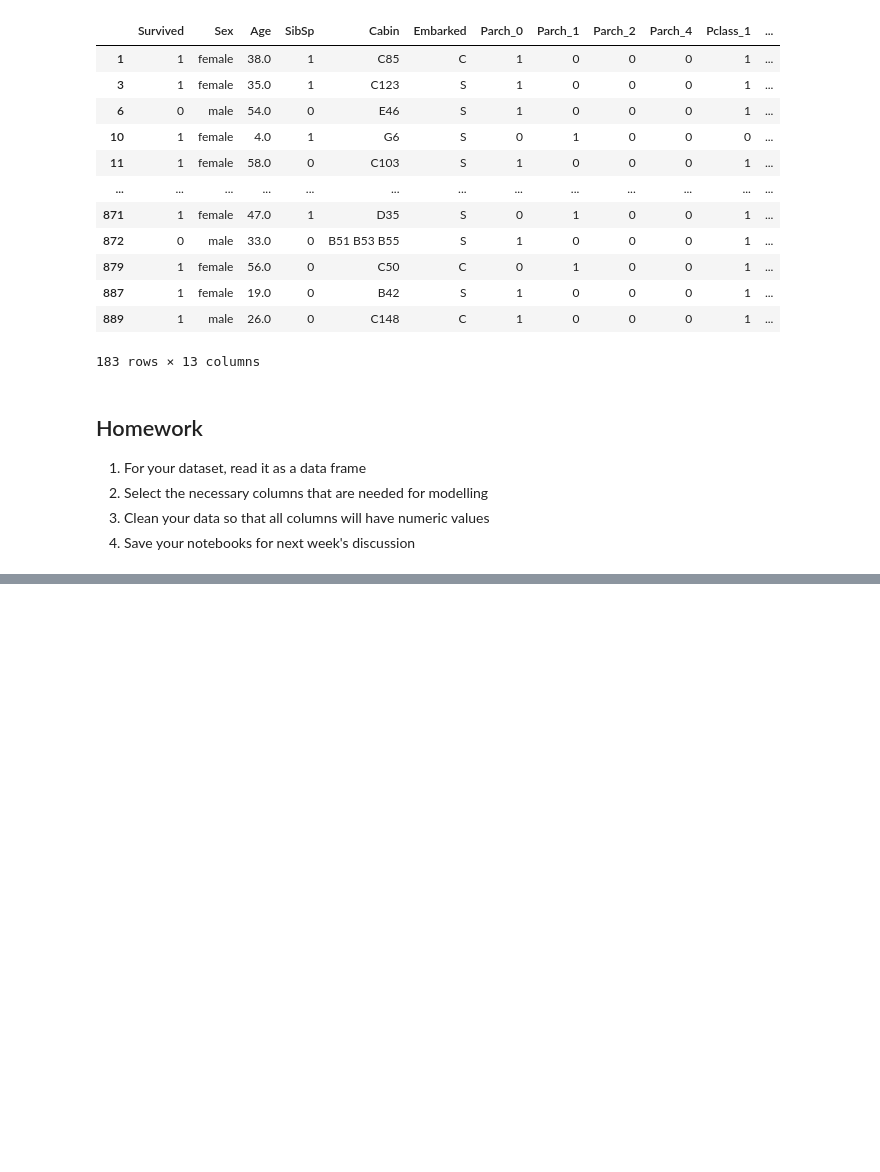
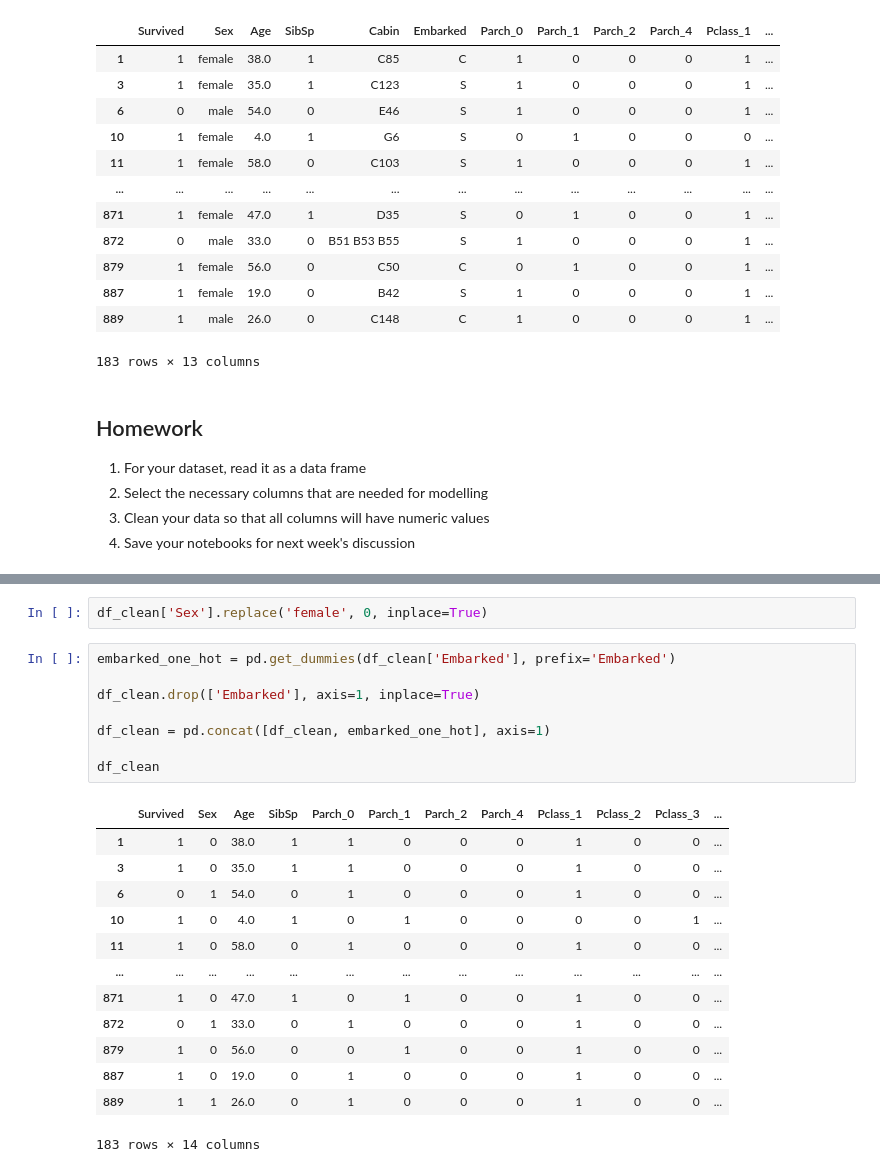
Before and after one commit to ralampay/data-science-lecture-notes, a Jupyter notebook: Data Analysis with Pandas.ipynb, the cells around one changed output, grey strips where cells are left out. Cells and saved outputs as stored; diff of their text form; blank space fills up the shorter version.

```diff
--- a/Data Analysis with Pandas.ipynb
+++ b/Data Analysis with Pandas.ipynb
@@ -411,0 +451,24 @@ df_clean
+# %%
+df_clean['Sex'].replace('female', 0, inplace=True)
+# %%
+embarked_one_hot = pd.get_dummies(df_clean['Embarked'], prefix='Embarked')
+
+df_clean.drop(['Embarked'], axis=1, inplace=True)
+
+df_clean = pd.concat([df_clean, embarked_one_hot], axis=1)
+
+df_clean
+# %% [output]
+|  | Survived | Sex | Age | SibSp | Parch_0 | Parch_1 | Parch_2 | Parch_4 | Pclass_1 | Pclass_2 | Pclass_3 | ... |
+| 1 | 1 | 0 | 38.0 | 1 | 1 | 0 | 0 | 0 | 1 | 0 | 0 | ... |
+| 3 | 1 | 0 | 35.0 | 1 | 1 | 0 | 0 | 0 | 1 | 0 | 0 | ... |
+| 6 | 0 | 1 | 54.0 | 0 | 1 | 0 | 0 | 0 | 1 | 0 | 0 | ... |
+| 10 | 1 | 0 | 4.0 | 1 | 0 | 1 | 0 | 0 | 0 | 0 | 1 | ... |
+| 11 | 1 | 0 | 58.0 | 0 | 1 | 0 | 0 | 0 | 1 | 0 | 0 | ... |
+| ... | ... | ... | ... | ... | ... | ... | ... | ... | ... | ... | ... | ... |
+| 871 | 1 | 0 | 47.0 | 1 | 0 | 1 | 0 | 0 | 1 | 0 | 0 | ... |
+| 872 | 0 | 1 | 33.0 | 0 | 1 | 0 | 0 | 0 | 1 | 0 | 0 | ... |
+| 879 | 1 | 0 | 56.0 | 0 | 0 | 1 | 0 | 0 | 1 | 0 | 0 | ... |
+| 887 | 1 | 0 | 19.0 | 0 | 1 | 0 | 0 | 0 | 1 | 0 | 0 | ... |
+| 889 | 1 | 1 | 26.0 | 0 | 1 | 0 | 0 | 0 | 1 | 0 | 0 | ... |
+183 rows × 14 columns
```
Also changed, not shown: parts of 11 cells of this notebook.
